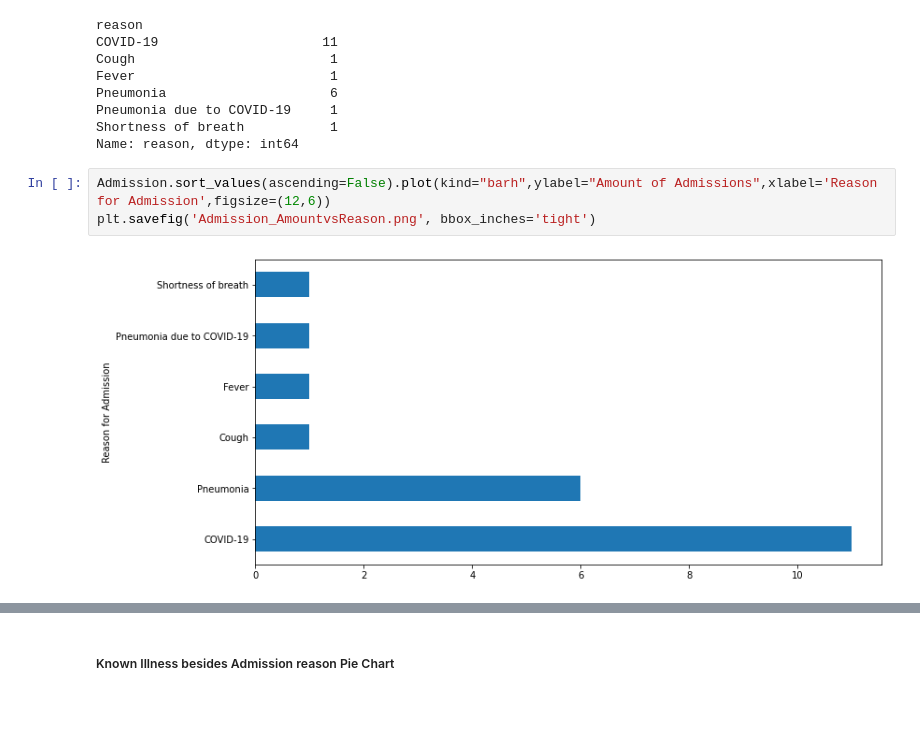
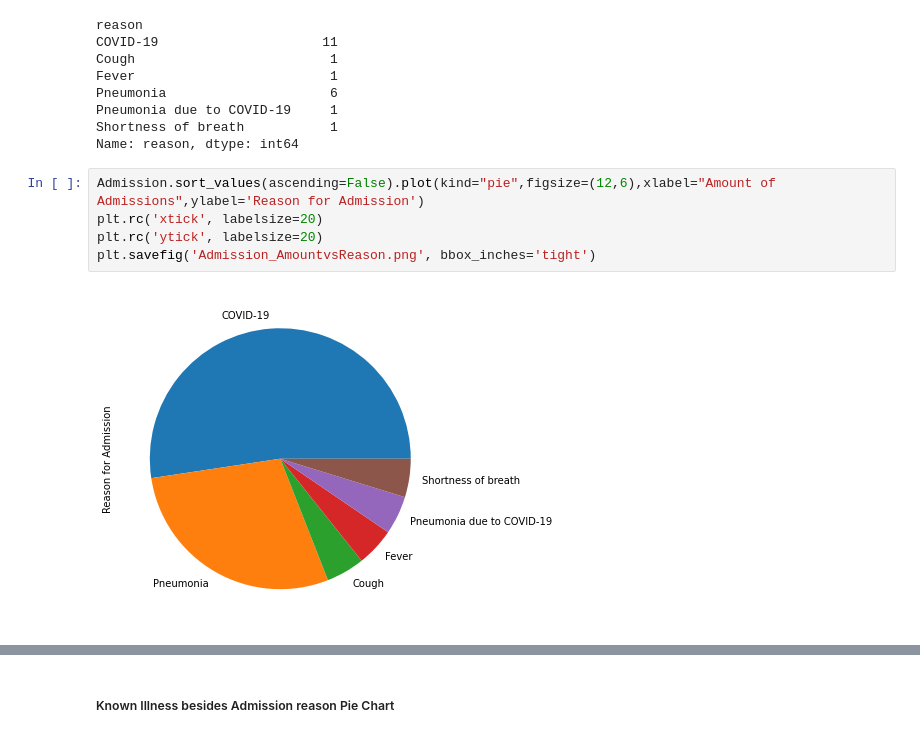
Before and after one commit to TheNatureWarrior/TP1_NPA_JDD, a Jupyter notebook: TP1_NPA_JDD.ipynb, the cells around one changed output, grey strips where cells are left out. Saved outputs shown, nothing was run; the diff lists cells and outputs as text; blank space fills up the shorter version.

```diff
--- a/TP1_NPA_JDD.ipynb
+++ b/TP1_NPA_JDD.ipynb
@@ -2486,8 +2516,10 @@ Pneumonia due to COVID-19     1
 Shortness of breath           1
 Name: reason, dtype: int64
 # %%
-Admission.sort_values(ascending=False).plot(kind="barh",ylabel="Amount of Admissions",xlabel='Reason for Admission',figsize=(12,6))
+Admission.sort_values(ascending=False).plot(kind="pie",figsize=(12,6),xlabel="Amount of Admissions",ylabel='Reason for Admission')
+plt.rc('xtick', labelsize=20)
+plt.rc('ytick', labelsize=20)
 plt.savefig('Admission_AmountvsReason.png', bbox_inches='tight')
 # %% [output]
-[figure, old version]
+[figure, new version]
 # %%
```
Also changed, not shown: parts of 28 cells of this notebook, 22 other files.
